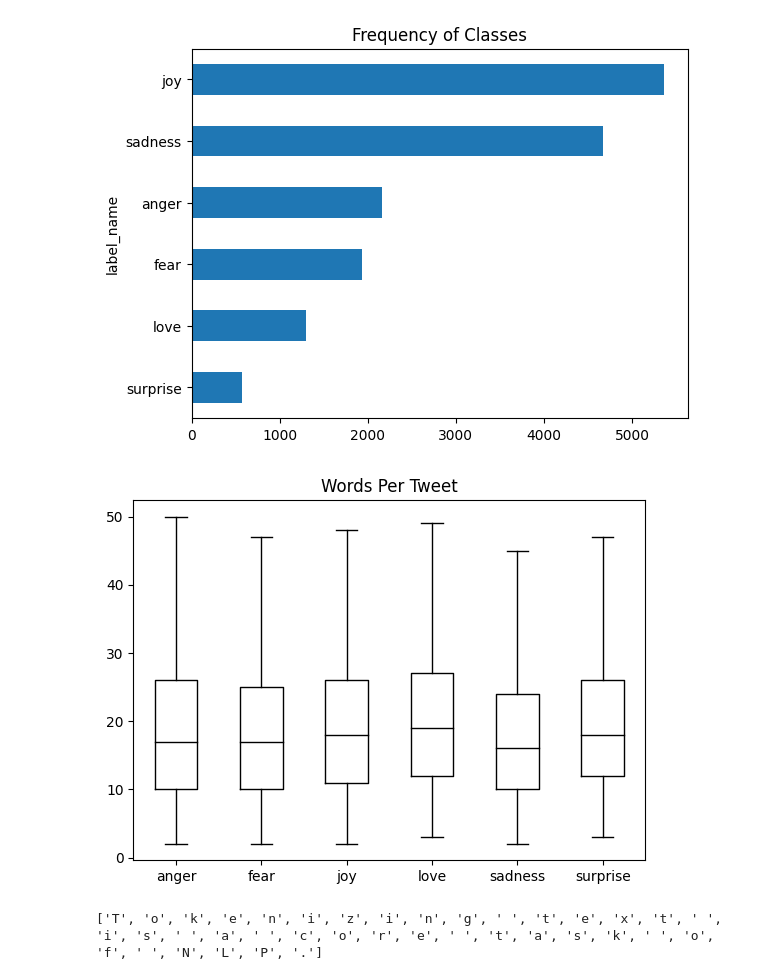
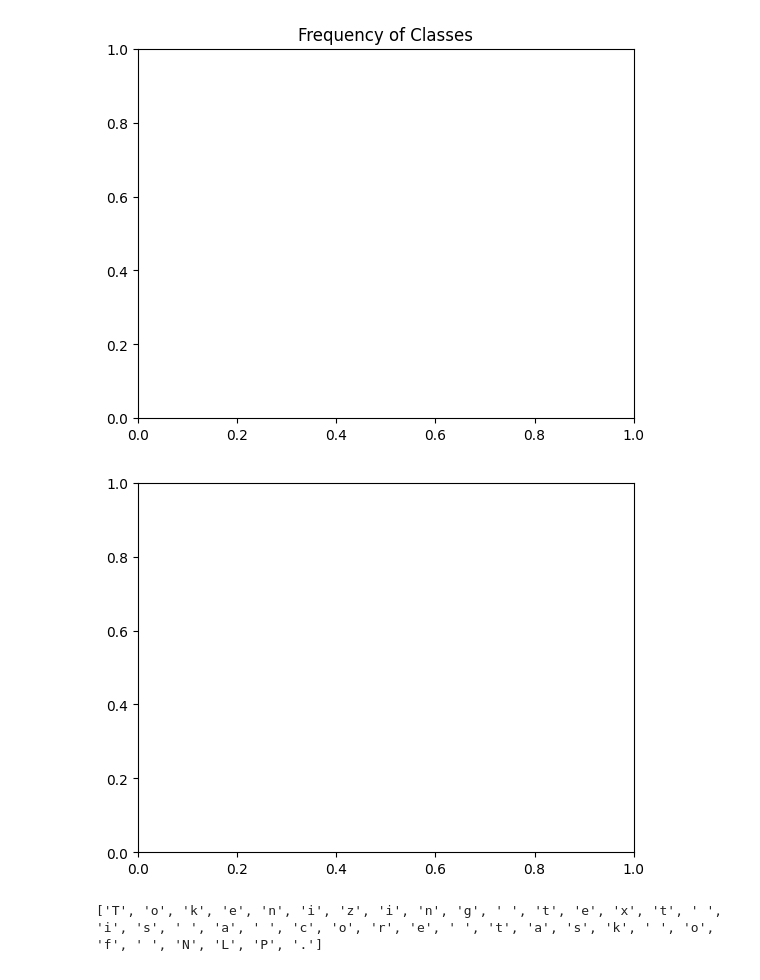
Before and after one commit to ZhangYan0001/TF-Learnning, a Jupyter notebook: Src/item2/2_1.ipynb, the cells around one changed output. Drawn from its saved outputs; the diff is of its cells as text; code cells hidden in the pictures.

```diff
--- a/Src/item2/2_1.ipynb
+++ b/Src/item2/2_1.ipynb
@@ -34,20 +19,20 @@ df.head()
 # %%
 import matplotlib.pyplot as plt
 
-df["label_name"].value_counts(ascending=True).plot.barh()
+# df["label_name"].value_counts(ascending=True).plot.barh()
 plt.title("Frequency of Classes")
 plt.show()
 # %% [output]
-[figure, old version]
+[figure, new version]
 # %%
-df["Words Per Tweet"] = df["text"].str.split().apply(len)
-df.boxplot("Words Per Tweet", by="label_name", grid=False, showfliers=False, color="black")
+# df["Words Per Tweet"] = df["text"].str.split().apply(len)
+# df.boxplot("Words Per Tweet", by="label_name", grid=False, showfliers=False, color="black")
 
 plt.suptitle("")
 plt.xlabel("")
 plt.show()
 # %% [output]
-[figure, old version]
+[figure, new version]
 # %%
 # 将文本转换成词元
 # 词元化 tokenization
```
Also changed, not shown: parts of 24 cells of this notebook, 1 other file.
